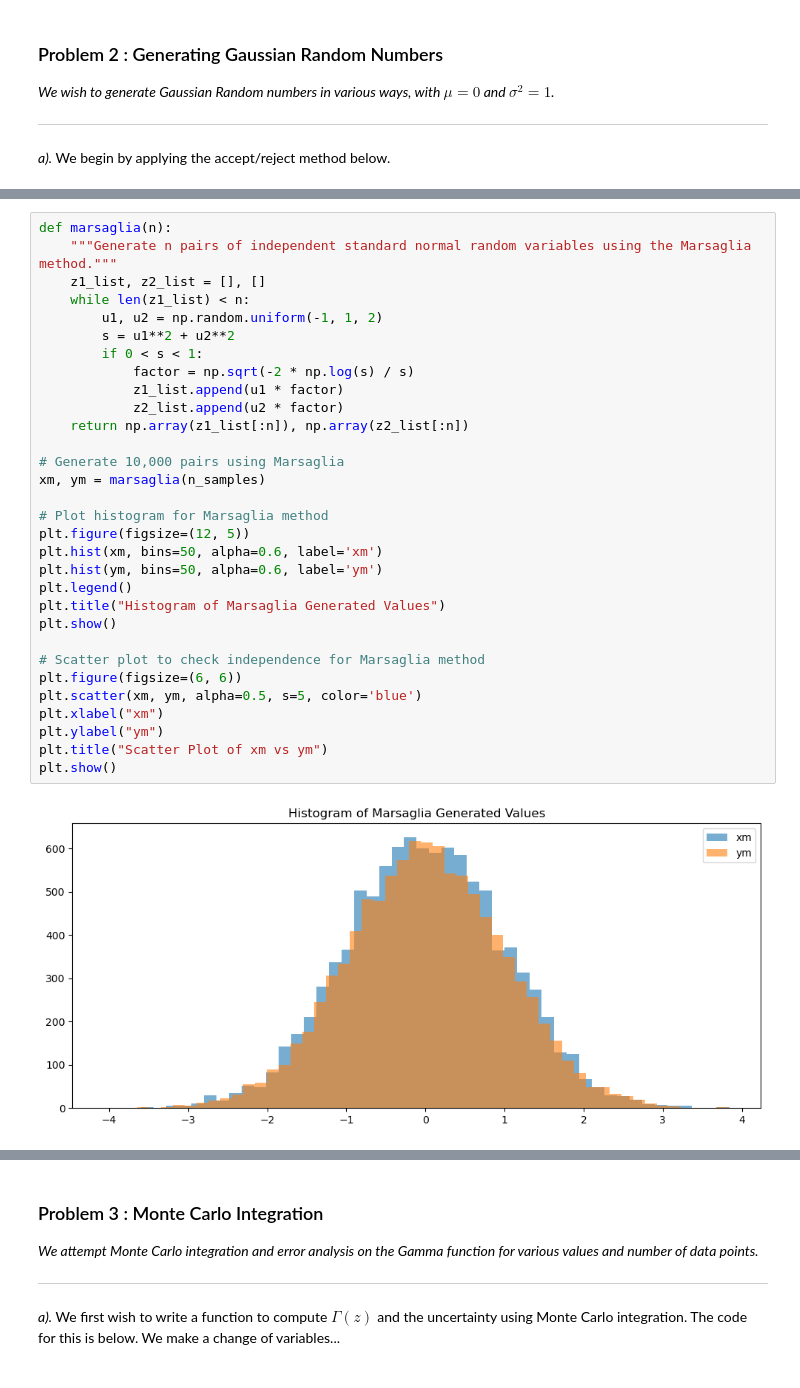
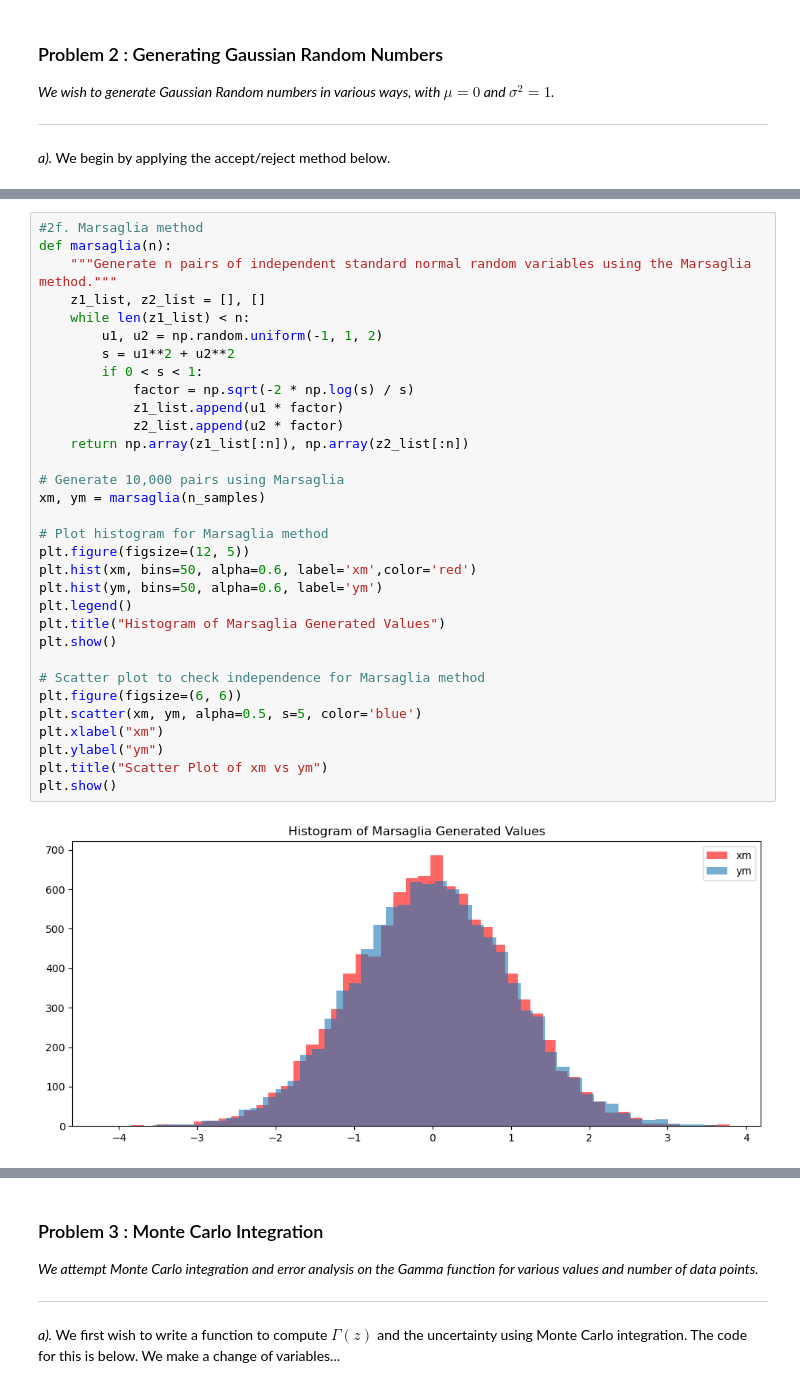
Before and after one commit to aidanwmw/PHYS403, a Jupyter notebook: homework/hw3.ipynb, the cells around one changed output, grey strips where cells are left out. Saved outputs shown, nothing was run; the diff lists cells and outputs as text.

```diff
--- a/homework/hw3.ipynb
+++ b/homework/hw3.ipynb
@@ -235,33 +240,34 @@ plt.show()
 # %%
+#2f. Marsaglia method
 def marsaglia(n):
     """Generate n pairs of independent standard normal random variables using the Marsaglia method."""
     z1_list, z2_list = [], []
     while len(z1_list) < n:
         u1, u2 = np.random.uniform(-1, 1, 2)
         s = u1**2 + u2**2
         if 0 < s < 1:
             factor = np.sqrt(-2 * np.log(s) / s)
             z1_list.append(u1 * factor)
             z2_list.append(u2 * factor)
     return np.array(z1_list[:n]), np.array(z2_list[:n])
 
 # Generate 10,000 pairs using Marsaglia
 xm, ym = marsaglia(n_samples)
 
 # Plot histogram for Marsaglia method
 plt.figure(figsize=(12, 5))
-plt.hist(xm, bins=50, alpha=0.6, label='xm')
+plt.hist(xm, bins=50, alpha=0.6, label='xm',color='red')
 plt.hist(ym, bins=50, alpha=0.6, label='ym')
 plt.legend()
 plt.title("Histogram of Marsaglia Generated Values")
 plt.show()
 
 # Scatter plot to check independence for Marsaglia method
 plt.figure(figsize=(6, 6))
 plt.scatter(xm, ym, alpha=0.5, s=5, color='blue')
 plt.xlabel("xm")
 plt.ylabel("ym")
 plt.title("Scatter Plot of xm vs ym")
 plt.show()
 # %% [output]
-[figure, old version]
+[figure, new version]
```
Also changed, not shown: parts of 16 cells of this notebook.
